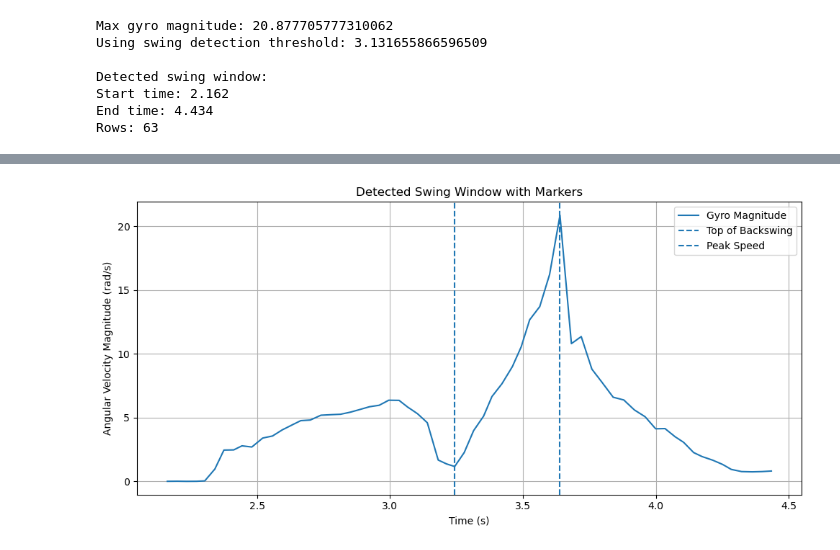
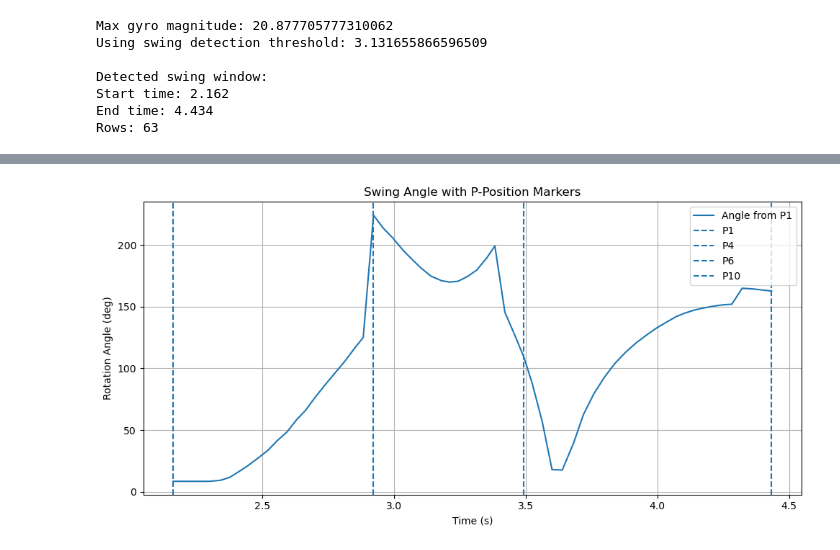
Before and after one commit to spearsbr/396-398_CSV_Visual_Swing, a Jupyter notebook: Graph_Swing_Trial.ipynb, the cells around one changed output, grey strips where cells are left out. Cells and saved outputs as stored; diff of their text form; code cells hidden in the pictures.

```diff
--- a/Graph_Swing_Trial.ipynb
+++ b/Graph_Swing_Trial.ipynb
@@ -192,13 +202,19 @@ plt.show()
 max_gyro = df["gyro_mag"].max()
 print("\nMax gyro magnitude:", max_gyro)
 
-# Pick a threshold based on your data
-# If your data is small, this keeps the threshold practical
+# Motion threshold based on recorded data
 start_threshold = max(0.05, 0.15 * max_gyro)
-
 print("Using swing detection threshold:", start_threshold)
 
-moving_indices = df.index[df["gyro_mag"] > start_threshold]
+is_moving = df["gyro_mag"] > start_threshold
+
+# Require a few consecutive moving samples to reduce noise triggers
+min_run = 5
+moving_indices = []
+
+for i in range(len(df) - min_run + 1):
+    if is_moving.iloc[i:i + min_run].all():
+        moving_indices.append(i)
 
 if len(moving_indices) == 0:
     raise ValueError(
@@ -206,7 +222,14 @@ if len(moving_indices) == 0:
     )
 
 start_idx = moving_indices[0]
-end_idx = moving_indices[-1]
+
+# Find last sustained moving region
+end_candidates = []
+for i in range(len(df) - min_run + 1):
+    if is_moving.iloc[i:i + min_run].all():
+        end_candidates.append(i + min_run - 1)
+
+end_idx = end_candidates[-1]
 
 # Add a little padding before/after detected movement
 pad = 10
@@ -218,8 +241,6 @@ swing_df = df.iloc[start_idx:end_idx + 1].copy().reset_index(drop=True)
 if len(swing_df) < 5:
     raise ValueError("Detected swing window is too small to analyze.")
 
-swing_df["t_norm"] = np.linspace(0, 1, len(swing_df))
-
 print("\nDetected swing window:")
 print("Start time:", swing_df["time_s"].iloc[0])
 print("End time:", swing_df["time_s"].iloc[-1])
@@ -255,17 +323,24 @@ Peak angular velocity at t = 3.639 s
 # %%
 # Step 11: Plot swing phases on gyro graph
 
 plt.figure(figsize=(10, 5))
-plt.plot(swing_df["time_s"], swing_df["gyro_mag"], label="Gyro Magnitude")
-plt.axvline(swing_df.loc[top_idx, "time_s"], linestyle="--", label="Top of Backswing")
-plt.axvline(swing_df.loc[peak_idx, "time_s"], linestyle="--", label="Peak Speed")
+plt.plot(swing_df["time_s"], swing_df["angle_deg"], label="Angle from P1")
+
+plt.axvline(swing_df.loc[p1_idx, "time_s"], linestyle="--", label="P1")
+plt.axvline(swing_df.loc[p4_idx, "time_s"], linestyle="--", label="P4")
+
+if p6_idx is not None:
+    plt.axvline(swing_df.loc[p6_idx, "time_s"], linestyle="--", label="P6")
+
+plt.axvline(swing_df.loc[p10_idx, "time_s"], linestyle="--", label="P10")
+
 plt.xlabel("Time (s)")
-plt.ylabel("Angular Velocity Magnitude (rad/s)")
-plt.title("Detected Swing Window with Markers")
+plt.ylabel("Rotation Angle (deg)")
+plt.title("Swing Angle with P-Position Markers")
 plt.legend()
 plt.grid(True)
 plt.tight_layout()
 plt.show()
 # %% [output]
-[figure, old version]
+[figure, new version]
 # %%
```
Also changed, not shown: parts of 11 cells of this notebook.
